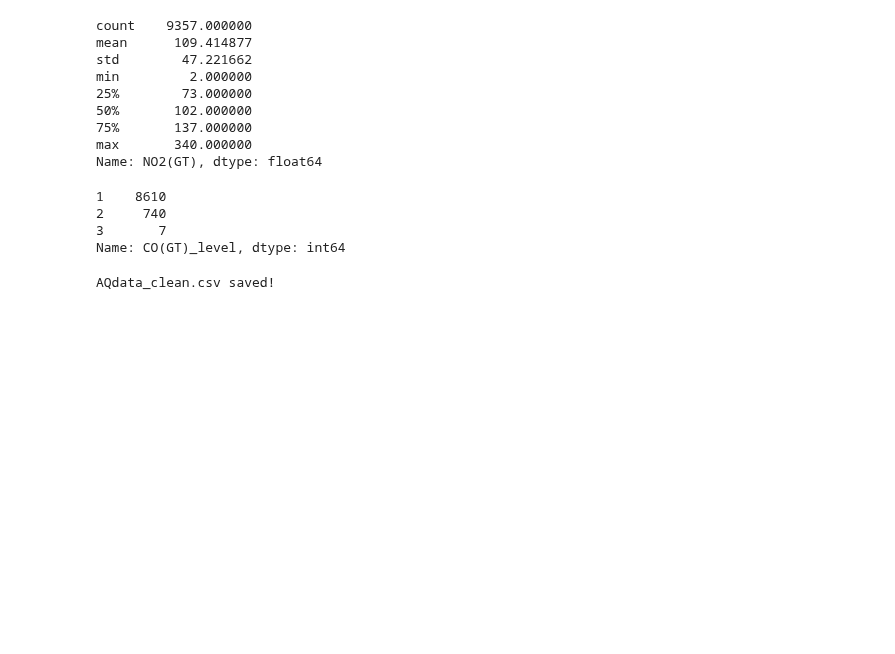
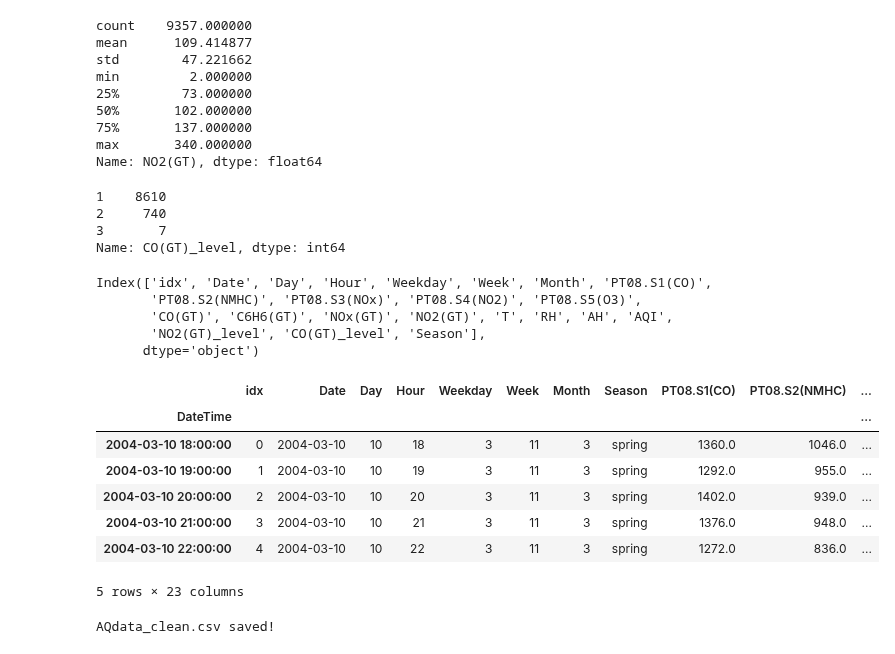
Before and after one commit to Bojne/AirQualityForecast, a Jupyter notebook: AQdata01_cleaning.ipynb, the cells around one changed output. Drawn from its saved outputs; the diff is of its cells as text; code cells hidden in the pictures; blank space fills up the shorter version.

```diff
--- a/AQdata01_cleaning.ipynb
+++ b/AQdata01_cleaning.ipynb
@@ -398,5 +398,35 @@ df3['CO(GT)_level'].value_counts()
 2     740
 3       7
 Name: CO(GT)_level, dtype: int64
+# %%
+df4 = df3
+# %%
+df4.columns
+# %% [output]
+Index(['idx', 'Date', 'Day', 'Hour', 'Weekday', 'Week', 'Month', 'PT08.S1(CO)',
+       'PT08.S2(NMHC)', 'PT08.S3(NOx)', 'PT08.S4(NO2)', 'PT08.S5(O3)',
+       'CO(GT)', 'C6H6(GT)', 'NOx(GT)', 'NO2(GT)', 'T', 'RH', 'AH', 'AQI',
+       'NO2(GT)_level', 'CO(GT)_level', 'Season'],
+      dtype='object')
+# %%
+def generate_season(df):
+    df['Season'] = df.apply(lambda row: (row['Month']%12 + 3)//3, axis=1)
+generate_season(df4)
+df4 = df4[['idx', 'Date', 'Day', 'Hour', 'Weekday', 'Week', 'Month', 'Season',
+       'PT08.S1(CO)', 'PT08.S2(NMHC)', 'PT08.S3(NOx)', 'PT08.S4(NO2)',
+       'PT08.S5(O3)', 'CO(GT)','CO(GT)_level', 'C6H6(GT)', 'NOx(GT)', 'NO2(GT)','NO2(GT)_level', 'T', 'RH',
+       'AH', 'AQI',]]
+df4 = df4.replace({"Season":{1:'winter',2:'spring',3:'summer', 4:'fall' }})
+# %%
+df4.head()
+# %% [output]
+|  | idx | Date | Day | Hour | Weekday | Week | Month | Season | PT08.S1(CO) | PT08.S2(NMHC) | ... |
+| DateTime |  |  |  |  |  |  |  |  |  |  | ... |
+| 2004-03-10 18:00:00 | 0 | 2004-03-10 | 10 | 18 | 3 | 11 | 3 | spring | 1360.0 | 1046.0 | ... |
+| 2004-03-10 19:00:00 | 1 | 2004-03-10 | 10 | 19 | 3 | 11 | 3 | spring | 1292.0 | 955.0 | ... |
+| 2004-03-10 20:00:00 | 2 | 2004-03-10 | 10 | 20 | 3 | 11 | 3 | spring | 1402.0 | 939.0 | ... |
+| 2004-03-10 21:00:00 | 3 | 2004-03-10 | 10 | 21 | 3 | 11 | 3 | spring | 1376.0 | 948.0 | ... |
+| 2004-03-10 22:00:00 | 4 | 2004-03-10 | 10 | 22 | 3 | 11 | 3 | spring | 1272.0 | 836.0 | ... |
+5 rows × 23 columns
 # %%
 ## save dara
```
Also changed, not shown: parts of 2 cells of this notebook, 43 other files.
